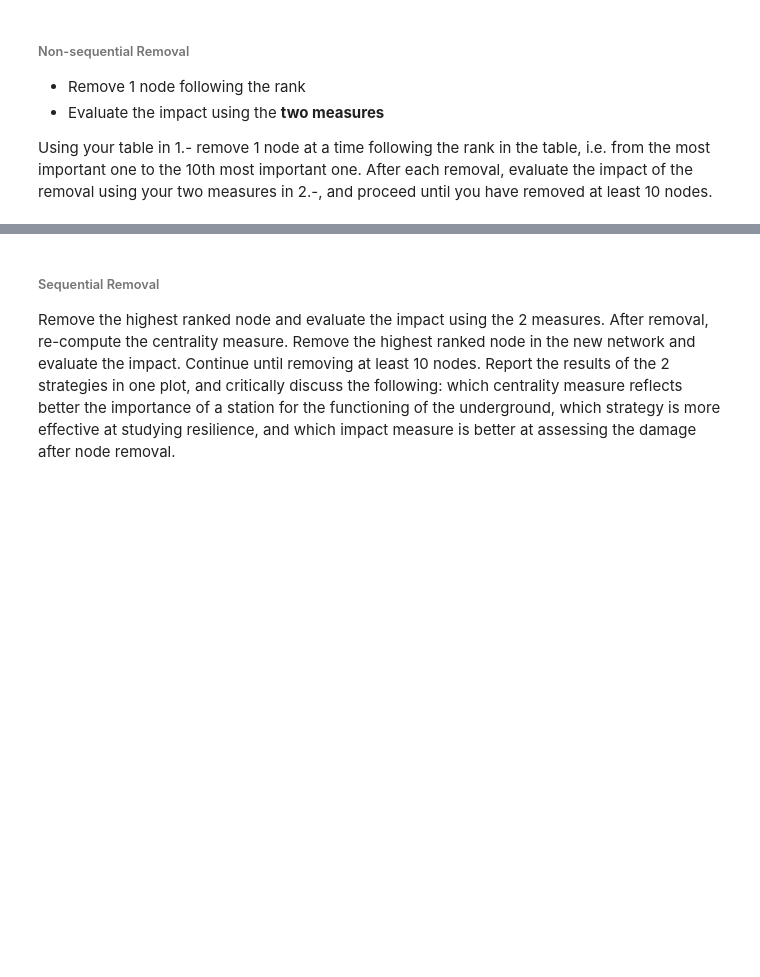
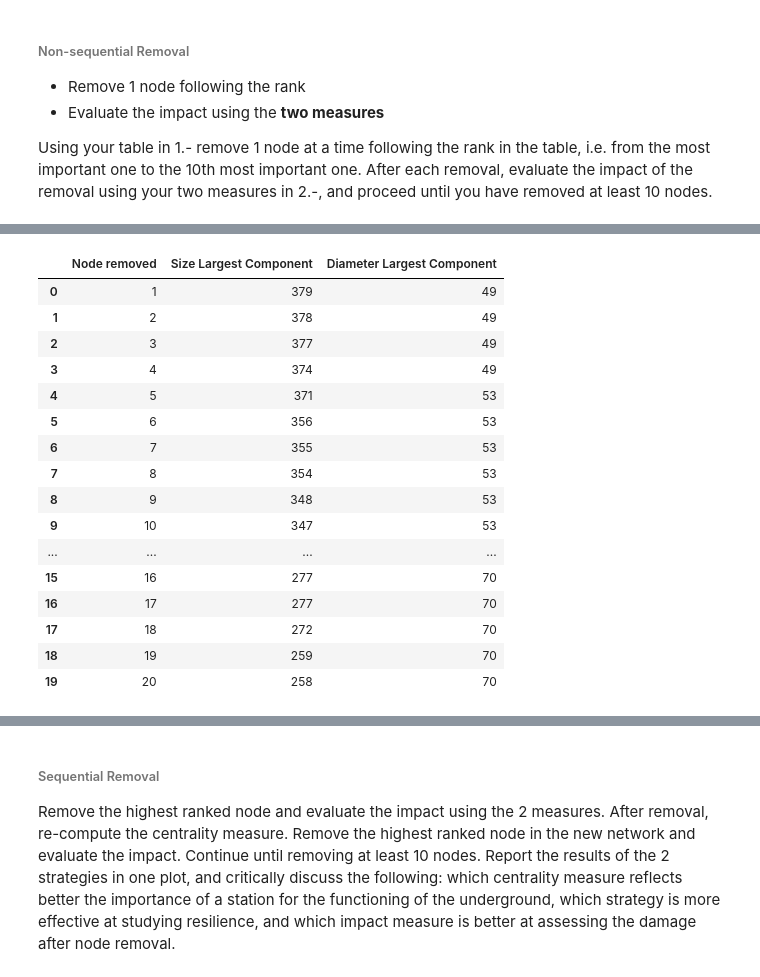
Before and after one commit to brfelipealmeida/LondonTubeNetwork, a Jupyter notebook: Code.ipynb, the cells around one changed output, grey strips where cells are left out. Cells and saved outputs as stored; diff of their text form; code cells hidden in the pictures; blank space fills up the shorter version.

Commit message:
node removal_ nonsequencial

```diff
--- a/Code.ipynb
+++ b/Code.ipynb
@@ -655,0 +642,4 @@ Using your table in 1.- remove 1 node at a time following the rank in the table,
+# %%
+#  We can calculate the degree centrality using networkx function:
+deg =nx.degree_centrality(G_copy)
+nx.set_node_attributes(G_copy,dict(deg),'degree')
@@ -655,0 +651,14 @@ Using your table in 1.- remove 1 node at a time following the rank in the table,
+# %%
+# remove n highest node values
+nodes_to_remove= sorted(deg.items(), key=itemgetter(1), reverse=True)
+sorted_one=[e for e,v in nodes_to_remove[:2]]
+G_copy.remove_nodes_from(sorted_one)
+# %%
+# To obtain the largest component as a new graph:
+
+# Get the list of components:
+components = nx.connected_components(G_copy)
+# Use the max() command to find the largest one:
+largest_component = max(components, key=len)
+# Create a "subgraph" of the largest component
+Largest_subgraph = G_copy.subgraph(largest_component)
@@ -655,0 +680,70 @@ Using your table in 1.- remove 1 node at a time following the rank in the table,
+# %%
+# create a copy of the graph object
+G_copy = G.copy()
+
+#  We can calculate the degree centrality using networkx function:
+deg_london =nx.degree_centrality(G)
+nx.set_node_attributes(G_copy,dict(deg_london),'degree')
+
+# initialize empty lists to store results
+num_nodes_removed_list = []
+size_largestcomponent_list = []
+diameter_largestcomponent_list = []
+
+
+
+# loop through values of n from 1 to 10
+for n in range(1, 21):
+
+    # remove n highest node values
+    nodes_to_remove = sorted(deg_london.items(), key=itemgetter(1), reverse=True)
+    sorted_one=[e for e,v in nodes_to_remove[:n]]
+    G_copy.remove_nodes_from(sorted_one)
+
+    # count the number of nodes removed
+    num_nodes_removed = n
+
+    # To obtain the largest component as a new graph:
+    # Get the list of components:
+    components = nx.connected_components(G_copy)
+    # Use the max() command to find the largest one:
+    largest_component = max(components, key=len)
+    # Create a "subgraph" of the largest component
+    Largest_subgraph = G_copy.subgraph(largest_component)
+
+    # To compute the size of the largest component:
+    size_largestcomponent = Largest_subgraph.number_of_nodes()
+
+    # You can compute the diameter of this new graph
+    diameter_largestcomponent = nx.diameter(Largest_subgraph)
+
+    # append results to the respective lists
+    num_nodes_removed_list.append(num_nodes_removed)
+    size_largestcomponent_list.append(size_largestcomponent)
+    diameter_largestcomponent_list.append(diameter_largestcomponent)
+
+# create a pandas DataFrame and add the information as columns
+DC_ns = pd.DataFrame()
+DC_ns['Node removed'] = num_nodes_removed_list
+DC_ns['Size Largest Component'] = size_largestcomponent_list
+DC_ns['Diameter Largest Component'] = diameter_largestcomponent_list
+
+DC_ns
+# %% [output]
+|  | Node removed | Size Largest Component | Diameter Largest Component |
+| 0 | 1 | 379 | 49 |
+| 1 | 2 | 378 | 49 |
+| 2 | 3 | 377 | 49 |
+| 3 | 4 | 374 | 49 |
+| 4 | 5 | 371 | 53 |
+| 5 | 6 | 356 | 53 |
+| 6 | 7 | 355 | 53 |
+| 7 | 8 | 354 | 53 |
+| 8 | 9 | 348 | 53 |
+| 9 | 10 | 347 | 53 |
+| ... | ... | ... | ... |
+| 15 | 16 | 277 | 70 |
+| 16 | 17 | 277 | 70 |
+| 17 | 18 | 272 | 70 |
+| 18 | 19 | 259 | 70 |
+| 19 | 20 | 258 | 70 |
```
Also changed, not shown: parts of 25 cells of this notebook.
